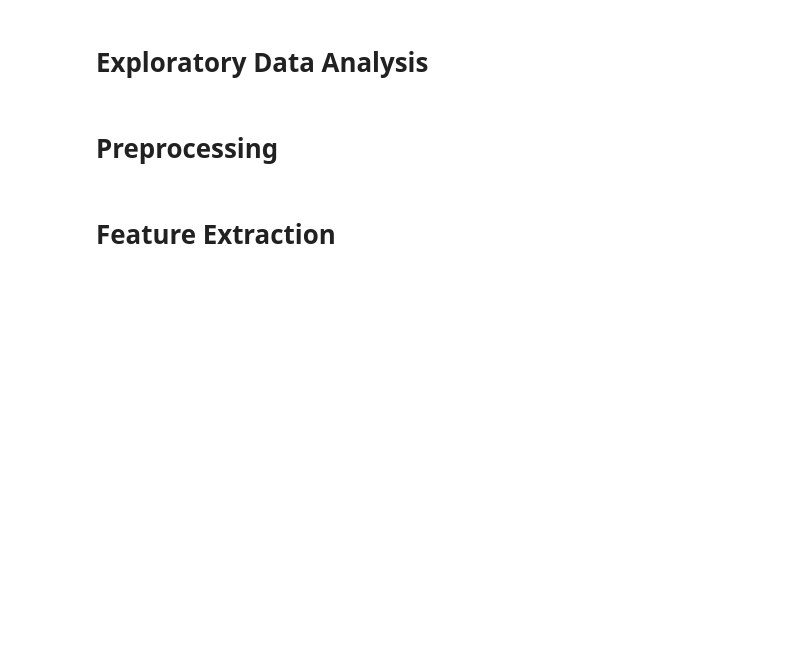
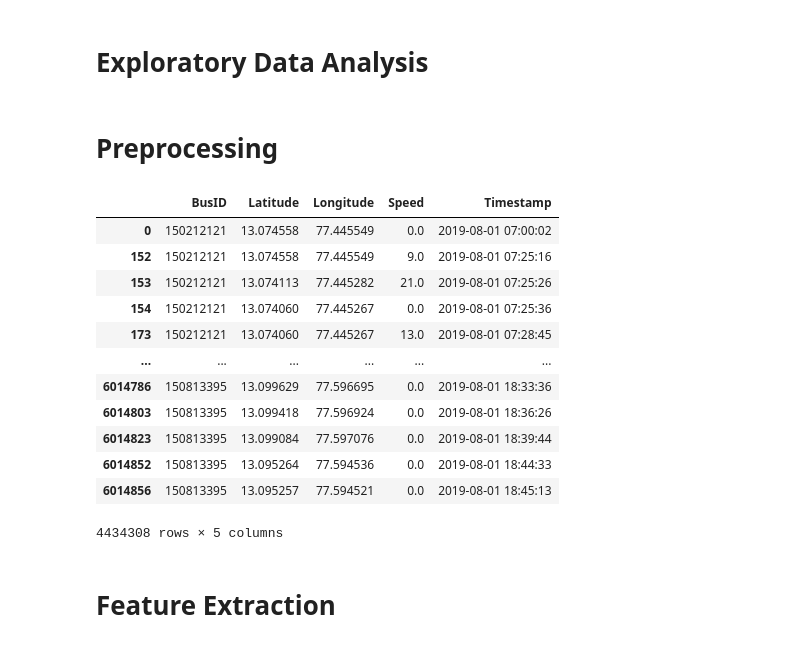
Before and after one commit to Star-Ankur/Ishme_DS_242EX, a Jupyter notebook: Predict.ipynb, the cells around one changed output. Drawn from its saved outputs; the diff is of its cells as text; code cells hidden in the pictures; blank space fills up the shorter version.

```diff
--- a/Predict.ipynb
+++ b/Predict.ipynb
@@ -50,7 +50,24 @@ unique=df.BusID.unique()
 def pre_processing(df):
   d1 = df.drop_duplicates(subset=['Latitude','Longitude','Speed'],keep=("first"),inplace=False) #If the consecutive rows have same latitude,longitude and speed values keeping only first and last row
   d2 = df.drop_duplicates(subset=['Latitude','Longitude','Speed'],keep=("last"),inplace=False)
-  d3 = pd.concat([d1,d2.loc[set(d2.index) - set(d1.index)]])
+  d3 = pd.concat([d1,d2]).drop_duplicates()
+  return d3
+# %%
+pre_processing(df)
+# %% [output]
+|  | BusID | Latitude | Longitude | Speed | Timestamp |
+| 0 | 150212121 | 13.074558 | 77.445549 | 0.0 | 2019-08-01 07:00:02 |
+| 152 | 150212121 | 13.074558 | 77.445549 | 9.0 | 2019-08-01 07:25:16 |
+| 153 | 150212121 | 13.074113 | 77.445282 | 21.0 | 2019-08-01 07:25:26 |
+| 154 | 150212121 | 13.074060 | 77.445267 | 0.0 | 2019-08-01 07:25:36 |
+| 173 | 150212121 | 13.074060 | 77.445267 | 13.0 | 2019-08-01 07:28:45 |
+| ... | ... | ... | ... | ... | ... |
+| 6014786 | 150813395 | 13.099629 | 77.596695 | 0.0 | 2019-08-01 18:33:36 |
+| 6014803 | 150813395 | 13.099418 | 77.596924 | 0.0 | 2019-08-01 18:36:26 |
+| 6014823 | 150813395 | 13.099084 | 77.597076 | 0.0 | 2019-08-01 18:39:44 |
+| 6014852 | 150813395 | 13.095264 | 77.594536 | 0.0 | 2019-08-01 18:44:33 |
+| 6014856 | 150813395 | 13.095257 | 77.594521 | 0.0 | 2019-08-01 18:45:13 |
+4434308 rows × 5 columns
 # %% [markdown]
 # Feature Extraction
 # %%
```
Also changed, not shown: parts of 13 cells of this notebook.
